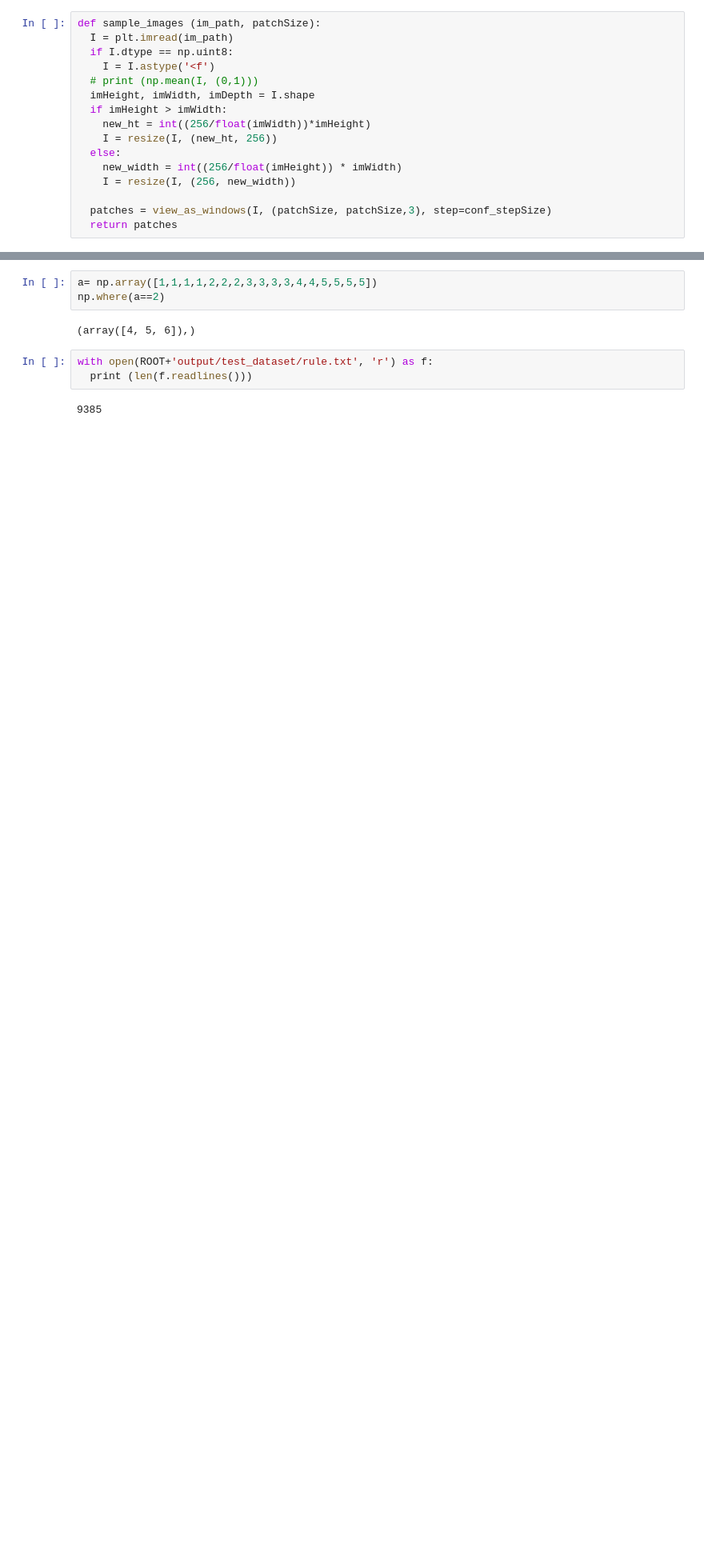
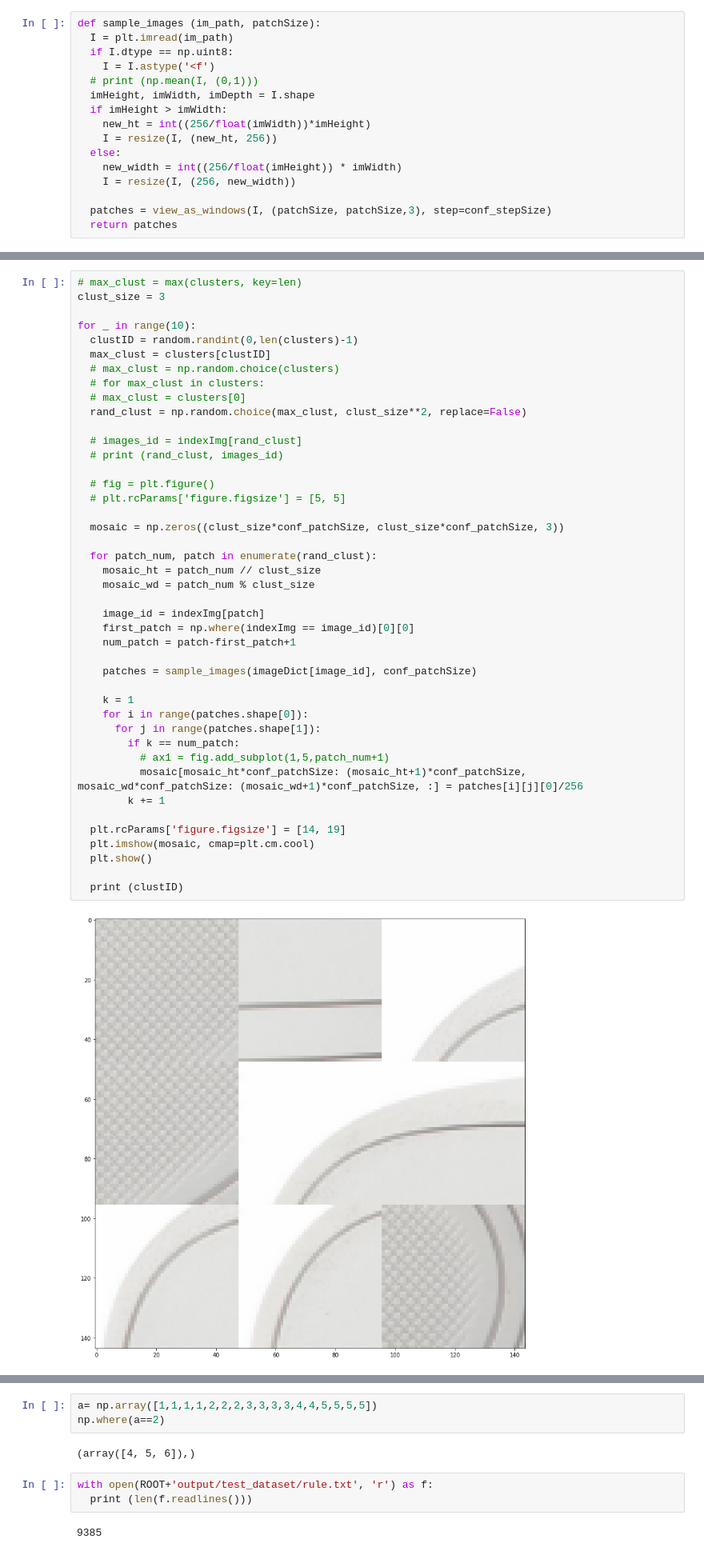
Before and after one commit to omk42/Pattern-Mining, a Jupyter notebook: visualizing.ipynb, the cells around one changed output, grey strips where cells are left out. Shown: that part at 80% size. Saved outputs shown, nothing was run; the diff lists cells and outputs as text; blank space fills up the shorter version.

```diff
--- a/visualizing.ipynb
+++ b/visualizing.ipynb
@@ -63,0 +99,45 @@ def sample_images (im_path, patchSize):
+# %%
+# max_clust = max(clusters, key=len)
+clust_size = 3
+
+for _ in range(10):
+  clustID = random.randint(0,len(clusters)-1)
+  max_clust = clusters[clustID]
+  # max_clust = np.random.choice(clusters)
+  # for max_clust in clusters:
+  # max_clust = clusters[0]
+  rand_clust = np.random.choice(max_clust, clust_size**2, replace=False)
+
+  # images_id = indexImg[rand_clust]
+  # print (rand_clust, images_id)
+
+  # fig = plt.figure()
+  # plt.rcParams['figure.figsize'] = [5, 5]
+
+  mosaic = np.zeros((clust_size*conf_patchSize, clust_size*conf_patchSize, 3))
+
+  for patch_num, patch in enumerate(rand_clust):
+    mosaic_ht = patch_num // clust_size
+    mosaic_wd = patch_num % clust_size
+
+    image_id = indexImg[patch]
+    first_patch = np.where(indexImg == image_id)[0][0]
+    num_patch = patch-first_patch+1
+
+    patches = sample_images(imageDict[image_id], conf_patchSize)
+
+    k = 1
+    for i in range(patches.shape[0]):
+      for j in range(patches.shape[1]):
+        if k == num_patch:
+          # ax1 = fig.add_subplot(1,5,patch_num+1)
+          mosaic[mosaic_ht*conf_patchSize: (mosaic_ht+1)*conf_patchSize, mosaic_wd*conf_patchSize: (mosaic_wd+1)*conf_patchSize, :] = patches[i][j][0]/256
+        k += 1
+
+  plt.rcParams['figure.figsize'] = [14, 19]
+  plt.imshow(mosaic, cmap=plt.cm.cool)
+  plt.show()
+
+  print (clustID)
+# %% [output]
+[figure, added]
```
Also changed, not shown: parts of 11 cells of this notebook.
